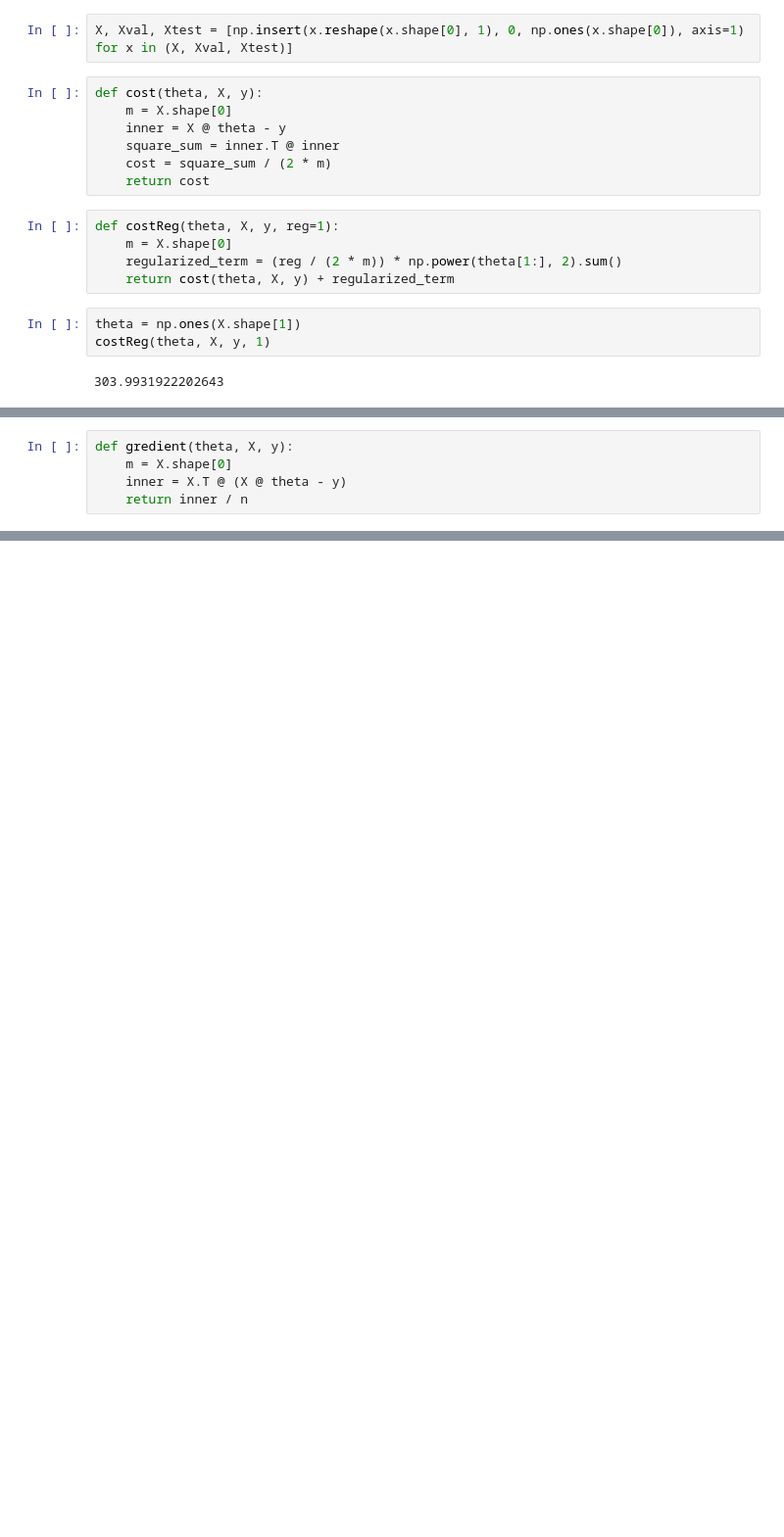
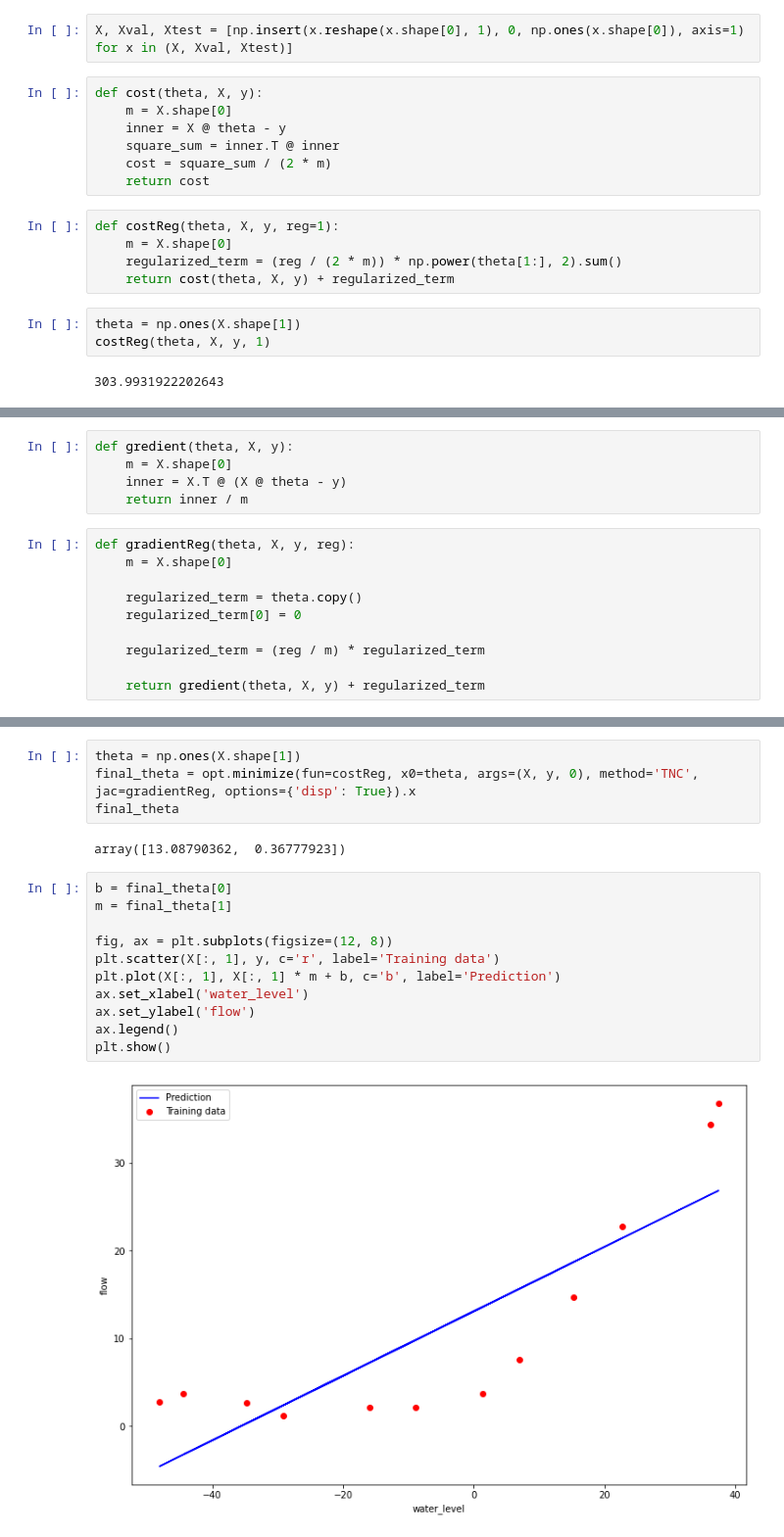
Before and after one commit to FCBleomessi10/NG-MachineLearning-python, a Jupyter notebook: 偏差和方差、训练集&验证集&测试集/偏差和方差、训练集&验证集&测试集.ipynb, the cells around one changed output, grey strips where cells are left out. Shown: that part at 98% size. Cells and saved outputs as stored; diff of their text form; blank space fills up the shorter version.

```diff
--- a/偏差和方差、训练集&验证集&测试集/偏差和方差、训练集&验证集&测试集.ipynb
+++ b/偏差和方差、训练集&验证集&测试集/偏差和方差、训练集&验证集&测试集.ipynb
@@ -71,4 +71,14 @@ $$
 def gredient(theta, X, y):
     m = X.shape[0]
     inner = X.T @ (X @ theta - y)
-    return inner / n
+    return inner / m
+# %%
+def gradientReg(theta, X, y, reg):
+    m = X.shape[0]
+
+    regularized_term = theta.copy()
+    regularized_term[0] = 0
+
+    regularized_term = (reg / m) * regularized_term
+
+    return gredient(theta, X, y) + regularized_term
@@ -74,0 +95,19 @@ def gredient(theta, X, y):
+# %%
+theta = np.ones(X.shape[1])
+final_theta = opt.minimize(fun=costReg, x0=theta, args=(X, y, 0), method='TNC', jac=gradientReg, options={'disp': True}).x
+final_theta
+# %% [output]
+array([13.08790362,  0.36777923])
+# %%
+b = final_theta[0]
+m = final_theta[1]
+
+fig, ax = plt.subplots(figsize=(12, 8))
+plt.scatter(X[:, 1], y, c='r', label='Training data')
+plt.plot(X[:, 1], X[:, 1] * m + b, c='b', label='Prediction')
+ax.set_xlabel('water_level')
+ax.set_ylabel('flow')
+ax.legend()
+plt.show()
+# %% [output]
+[figure, added]
```
Also changed, not shown: parts of 16 cells of this notebook.
